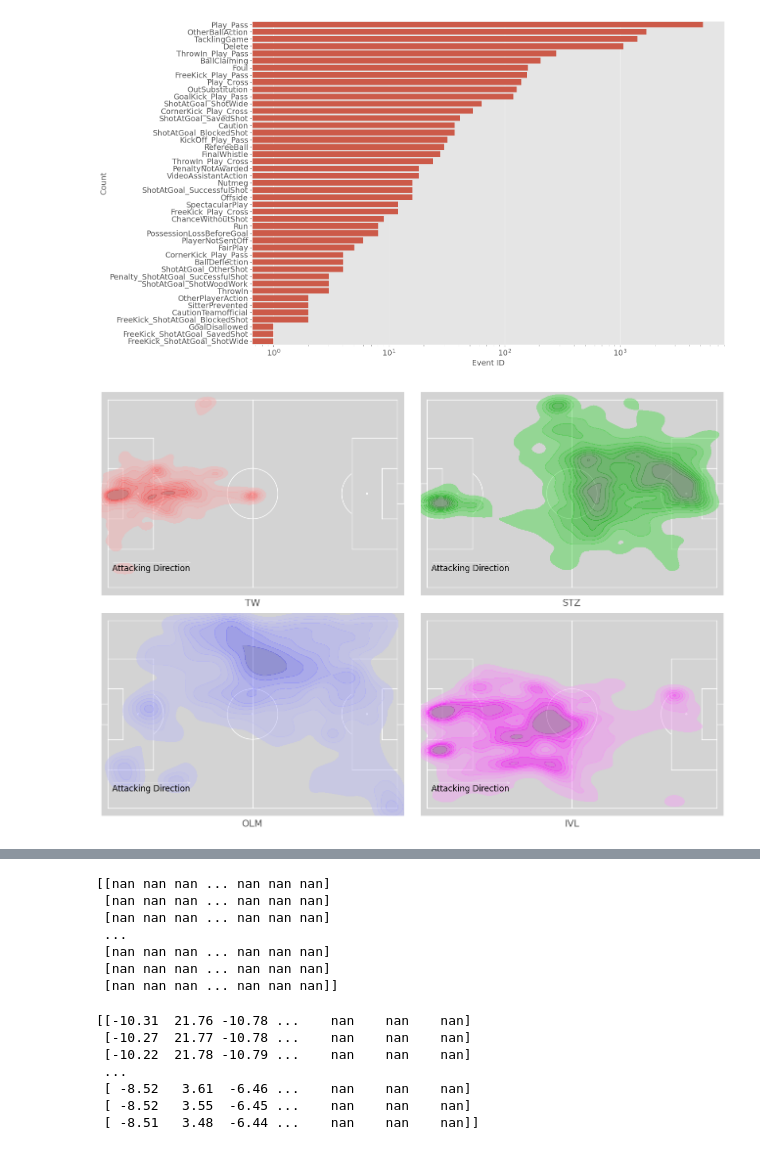
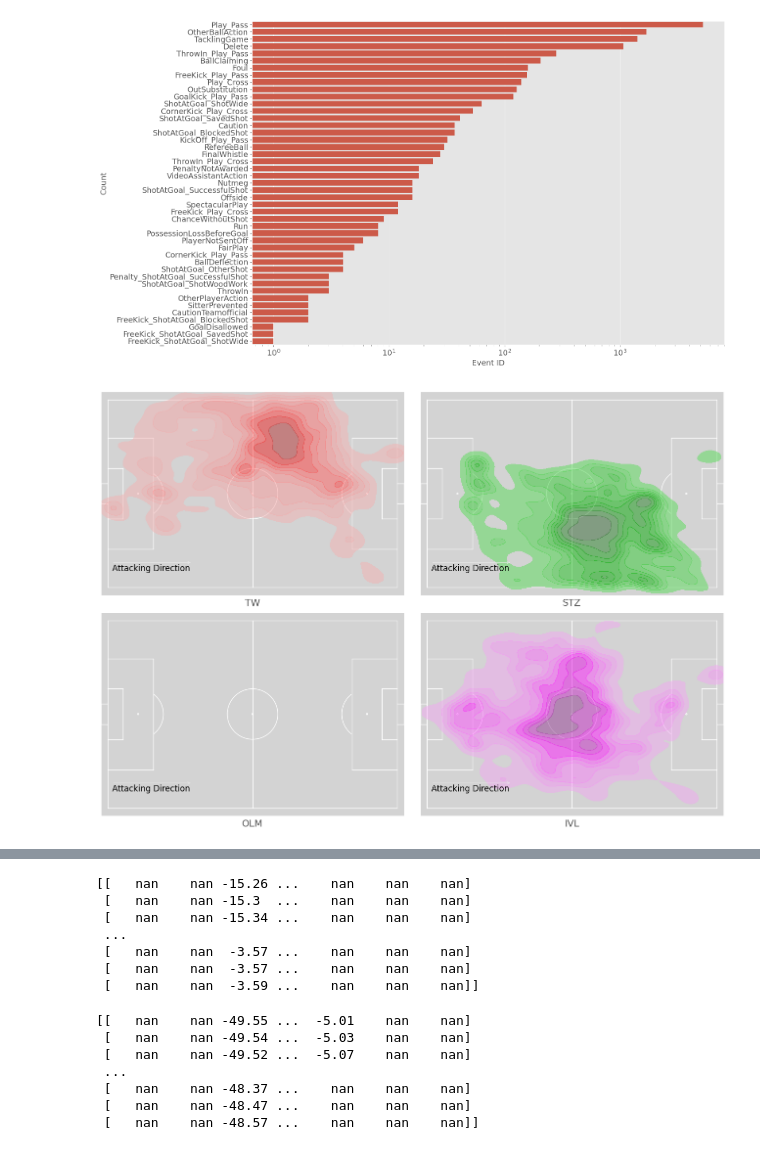
Before and after one commit to amm0124/2026-1-Big-Data-Processing-Platform-Termproject, a Jupyter notebook: src/data_summary.ipynb, the cells around one changed output, grey strips where cells are left out. Drawn from its saved outputs; the diff is of its cells as text; code cells hidden in the pictures.

```diff
--- a/src/data_summary.ipynb
+++ b/src/data_summary.ipynb
@@ -32,21 +32,32 @@ Total number of position frames: 1002644
 # %%
-# Define paths and filenames. Note that executing this code can take several minutes due of the large data the KDE-plot has to process.
-file_name_pos = "DFL_04_03_positions_raw_observed_DFL-COM-000002_DFL-MAT-J03WOH.xml"
-file_name_infos = "DFL_02_01_matchinformation_DFL-COM-000002_DFL-MAT-J03WOH.xml"
-file_name_events = "DFL_03_02_events_raw_DFL-COM-000002_DFL-MAT-J03WOH.xml"
+# 1. Define your variable (everything after "DFL-COM-" and before ".xml")
+# Match00 - 000002_DFL-MAT-J03WOH
+# Match01 - 000001_DFL-MAT-J03WN1
+# Match02 - 000001_DFL-MAT-J03WMX
+# Match03 - 000002_DFL-MAT-J03WR9
+# Match04 - 000002_DFL-MAT-J03WPY
+# Match05 - 000002_DFL-MAT-J03WQQ
+# Match06 - 000002_DFL-MAT-J03WOY
+
+match_id = "000002_DFL-MAT-J03WOY"
+
+# 2. Use f-strings to inject the variable directly into the filenames
+file_name_pos = f"DFL_04_03_positions_raw_observed_DFL-COM-{match_id}.xml"
+file_name_infos = f"DFL_02_01_matchinformation_DFL-COM-{match_id}.xml"
+file_name_events = f"DFL_03_02_events_raw_DFL-COM-{match_id}.xml"
 
 # Load data
 xy_objects, events, pitch = load_data(path, file_name_pos, file_name_infos, file_name_events)
 all_events = load_event_data(path)
 
 # Plot Event Count
 plot_event_count(all_events)
 
 # Plot KDE
 plot_kde(xy_objects, pitch)
 
 # Plot Goal Positions
 plot_goal_positions(xy_objects, events, pitch)
 # %% [output]
 [figure]
-[figure, old version]
+[figure, new version]
@@ -66,23 +77,23 @@ second_half_ball = second_half['Ball']
 # %%
 print(first_half_home.xy)
 # %% [output]
-[[nan nan nan ... nan nan nan]
- [nan nan nan ... nan nan nan]
- [nan nan nan ... nan nan nan]
+[[   nan    nan -15.26 ...    nan    nan    nan]
+ [   nan    nan -15.3  ...    nan    nan    nan]
+ [   nan    nan -15.34 ...    nan    nan    nan]
  ...
- [nan nan nan ... nan nan nan]
- [nan nan nan ... nan nan nan]
- [nan nan nan ... nan nan nan]]
+ [   nan    nan  -3.57 ...    nan    nan    nan]
+ [   nan    nan  -3.57 ...    nan    nan    nan]
+ [   nan    nan  -3.59 ...    nan    nan    nan]]
 # %%
 print(first_half_away.xy)
 # %% [output]
-[[-10.31  21.76 -10.78 ...    nan    nan    nan]
- [-10.27  21.77 -10.78 ...    nan    nan    nan]
- [-10.22  21.78 -10.79 ...    nan    nan    nan]
+[[   nan    nan -49.55 ...  -5.01    nan    nan]
+ [   nan    nan -49.54 ...  -5.03    nan    nan]
+ [   nan    nan -49.52 ...  -5.07    nan    nan]
  ...
- [ -8.52   3.61  -6.46 ...    nan    nan    nan]
- [ -8.52   3.55  -6.45 ...    nan    nan    nan]
- [ -8.51   3.48  -6.44 ...    nan    nan    nan]]
+ [   nan    nan -48.37 ...    nan    nan    nan]
+ [   nan    nan -48.47 ...    nan    nan    nan]
+ [   nan    nan -48.57 ...    nan    nan    nan]]
 # %%
 print(first_half_ball.xy)
 # %% [output]
```
Also changed, not shown: parts of 4 cells of this notebook, 12 other files.
